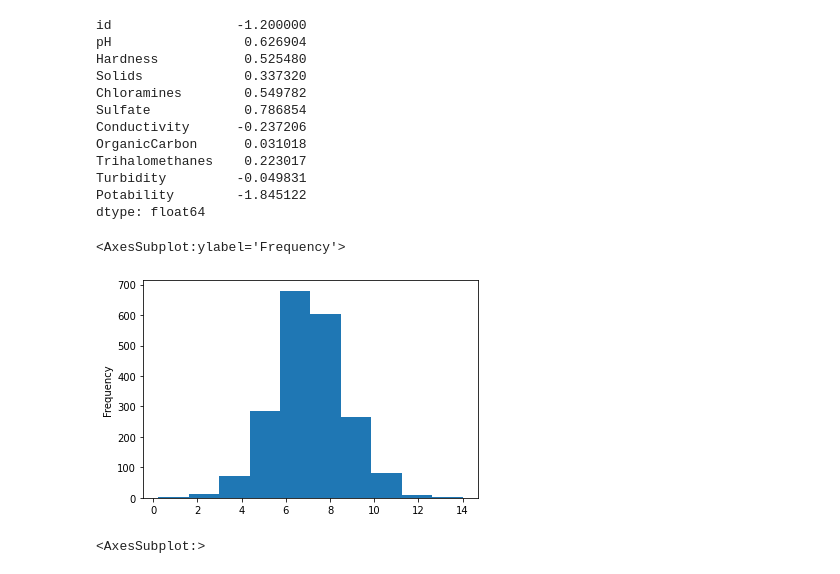
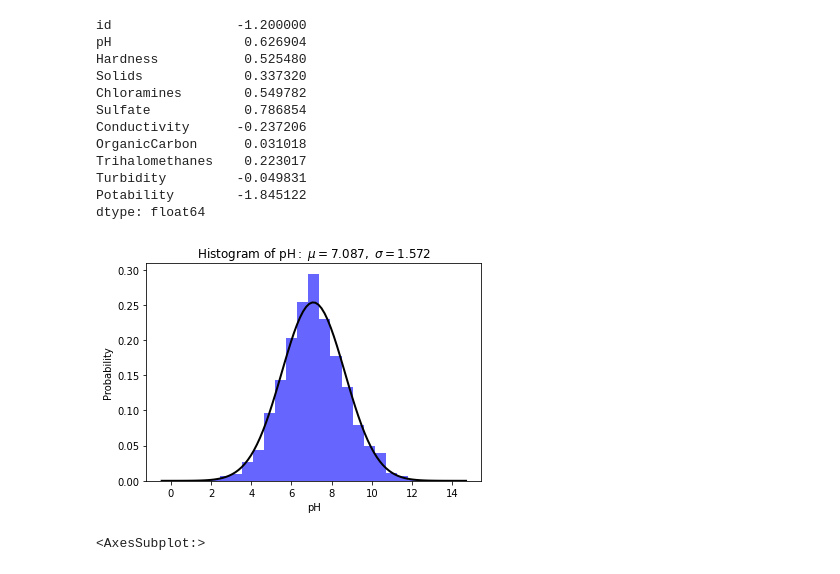
Before and after one commit to TubesForLyfe/ProbStat, a Jupyter notebook: src/main.ipynb, the cells around one changed output. Saved outputs shown, nothing was run; the diff lists cells and outputs as text; code cells hidden in the pictures.

Commit message:
Add normality test

```diff
--- a/src/main.ipynb
+++ b/src/main.ipynb
@@ -139,13 +142,33 @@ Trihalomethanes    0.223017
 Turbidity         -0.049831
 Potability        -1.845122
 dtype: float64
-# %%
-# Histogram dan boxplot tiap kolom
-
-df["pH"].plot(kind = "hist")
-# %% [output]
-<AxesSubplot:ylabel='Frequency'>
-[figure, removed]
+# %%
+# Histogram dan boxplot kolom pH
+
+data = []
+for item in df["pH"]:
+    data.append(item)
+
+# Fit a normal distribution to the data:
+# mean and standard deviation
+mu, sigma = norm.fit(data)
+
+# Plot the histogram of data.
+plt.hist(data, bins=25, density=True, alpha=0.6, color='b')
+
+# Plot the normal distribution.
+xmin, xmax = plt.xlim()
+x = np.linspace(xmin, xmax, 100)
+p = norm.pdf(x, mu, sigma)
+
+plt.plot(x, p, 'k', linewidth=2)
+plt.xlabel('pH')
+plt.ylabel('Probability')
+plt.title(r'$\mathrm{Histogram\ of\ pH:}\ \mu=%.3f,\ \sigma=%.3f$' %(mu, sigma))
+
+plt.show()
+# %% [output]
+[figure, added]
 # %%
 df.boxplot(column = ["pH"])
 # %% [output]
```
Also changed, not shown: parts of 18 cells of this notebook.
